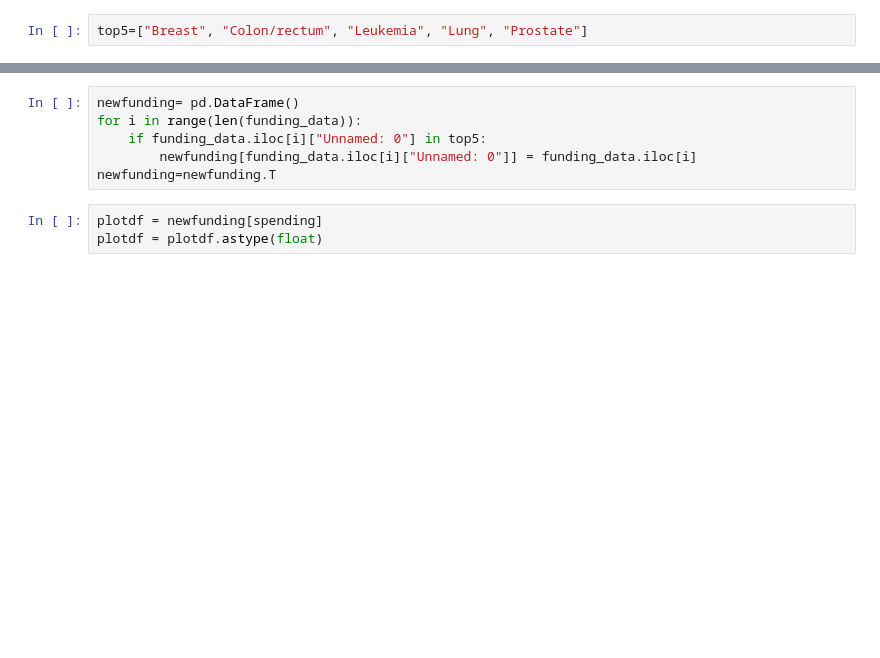
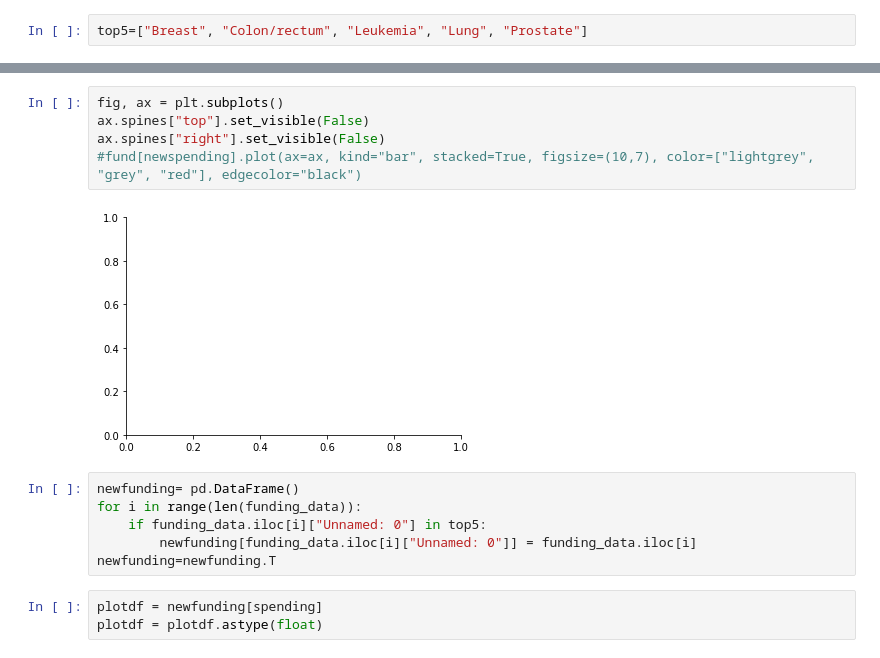
Before and after one commit to hgage/CS-320-Final-Project, a Jupyter notebook: cancer_rates_ntbk.ipynb, the cells around one changed output, grey strips where cells are left out. Drawn from its saved outputs; the diff is of its cells as text; blank space fills up the shorter version.

```diff
--- a/cancer_rates_ntbk.ipynb
+++ b/cancer_rates_ntbk.ipynb
@@ -365,3 +379,10 @@ newspending=["Medicare Spending", "National spend $ (billions)", "NCI Funding"]
+# %%
+fig, ax = plt.subplots()
+ax.spines["top"].set_visible(False)
+ax.spines["right"].set_visible(False)
+#fund[newspending].plot(ax=ax, kind="bar", stacked=True, figsize=(10,7), color=["lightgrey", "grey", "red"], edgecolor="black")
+# %% [output]
+[figure, added]
 # %%
 newfunding= pd.DataFrame()
 for i in range(len(funding_data)):
```
Also changed, not shown: parts of 14 cells of this notebook.
